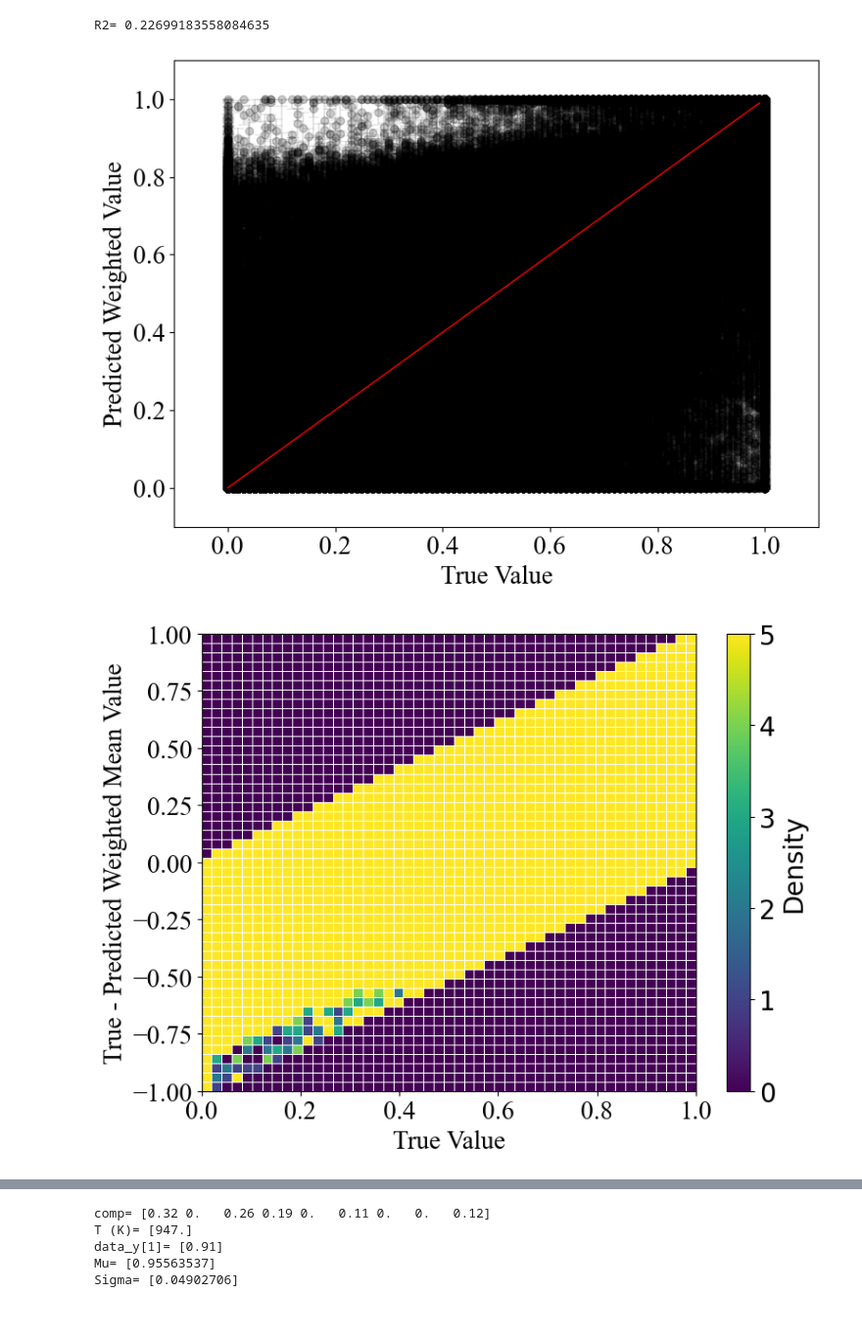
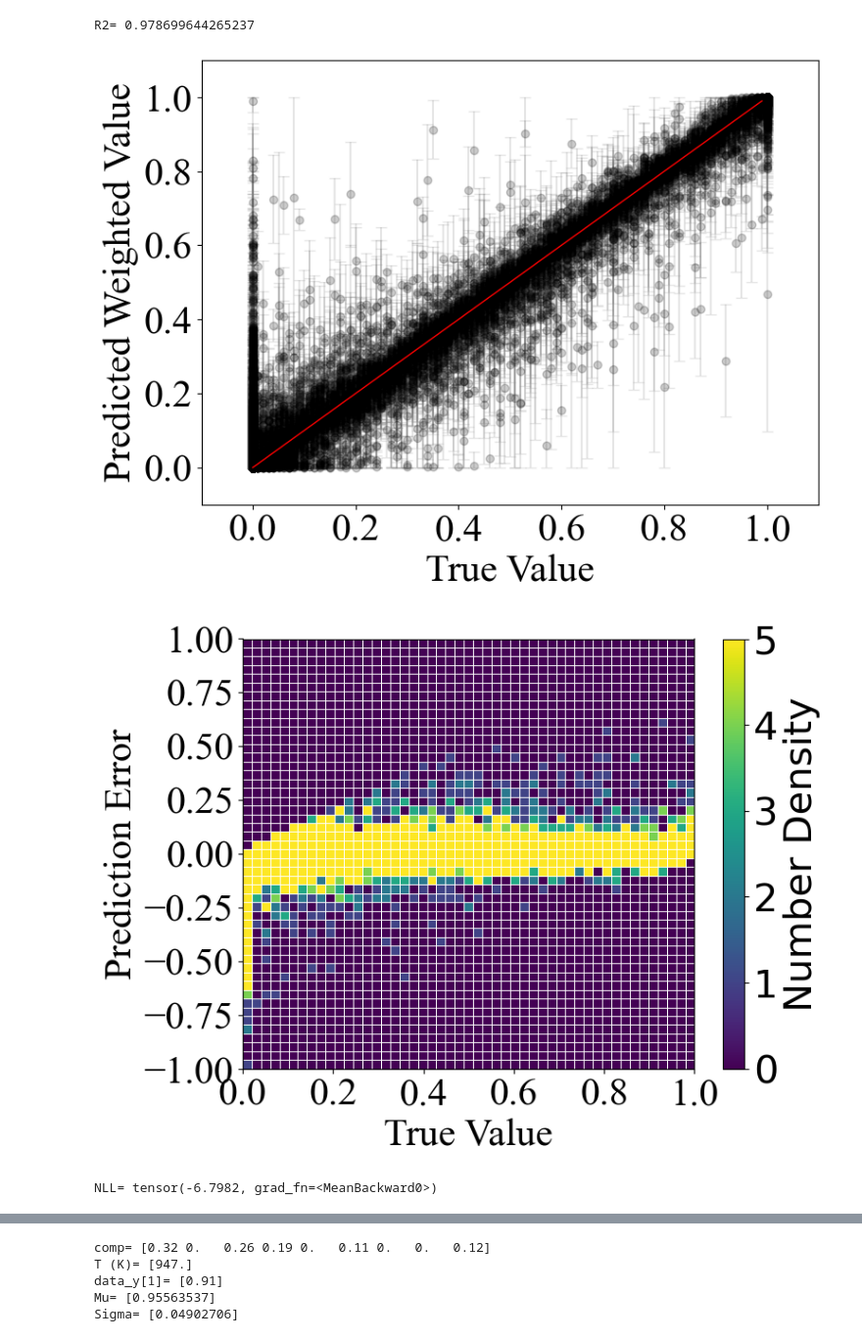
Before and after one commit to ashargh1/RMPEAs, a Jupyter notebook: Phase_UQ_Active_Learning/PerformanceEvaluation/PerformanceEvaluation.ipynb, the cells around one changed output, grey strips where cells are left out. Shown at 98% size. Cells and saved outputs as stored; diff of their text form; code cells hidden in the pictures.

```diff
--- a/Phase_UQ_Active_Learning/PerformanceEvaluation/PerformanceEvaluation.ipynb
+++ b/Phase_UQ_Active_Learning/PerformanceEvaluation/PerformanceEvaluation.ipynb
@@ -74,18 +74,20 @@ def mdn_loss_fn(pi, sigma, mu, y):
 
 #model = MDN(n_hidden=55, n_gaussians=5,n_hidden_layers=7,bn=0, dout=0, dout_value=0.44976) #FCC
 #model = MDN(n_hidden=83, n_gaussians=4,n_hidden_layers=7,bn=0, dout=0, dout_value=0.35831) #BCC
-#model = MDN(n_hidden=88, n_gaussians=5,n_hidden_layers=6,bn=1, dout=1, dout_value=0.34913) #HCP
+##model = MDN(n_hidden=88, n_gaussians=5,n_hidden_layers=6,bn=1, dout=1, dout_value=0.34913) #HCP
 #model = MDN(n_hidden=70, n_gaussians=3,n_hidden_layers=8,bn=0, dout=0, dout_value=0.24734) #Laves
 #model = MDN(n_hidden=92, n_gaussians=5,n_hidden_layers=6,bn=1, dout=0, dout_value=0.24518) #Sigma
 #model = MDN(n_hidden=72, n_gaussians=5,n_hidden_layers=7,bn=0, dout=0, dout_value=0.38857) #Heusler
-#model = MDN(n_hidden=72, n_gaussians=5,n_hidden_layers=7,bn=0, dout=0, dout_value=0.38857) #Liquid
+##model = MDN(n_hidden=72, n_gaussians=5,n_hidden_layers=7,bn=0, dout=0, dout_value=0.38857) #Liquid
+model = MDN(n_hidden=91, n_gaussians=2,n_hidden_layers=6,bn=0, dout=0, dout_value=0.21738) #Other
 
-model = MDN(n_hidden=91, n_gaussians=2,n_hidden_layers=6,bn=0, dout=0, dout_value=0.21738) #BCC Ti-free
+#model = MDN(n_hidden=91, n_gaussians=2,n_hidden_layers=6,bn=0, dout=0, dout_value=0.21738) #BCC Ti-free
+#model = MDN(n_hidden=72, n_gaussians=5,n_hidden_layers=7,bn=0, dout=0, dout_value=0.38857) #BCC Split
 #--------------------------------------------
 
 model.eval()
 optimizer = optim.Adam(model.parameters(), lr=0.00007)
-PATH = "checkpoint/model-362.pt" #This should be updated based on the phase of interest. The final checkpoint for all phases is uploaded in "checkpoint" folder
+PATH = "checkpoint/model-30_other.pt" #This should be updated based on the phase of interest. The final checkpoint for all phases is uploaded in "checkpoint" folder
 checkpoint = torch.load(PATH)
 model.load_state_dict(checkpoint['model_state_dict'])
 optimizer.load_state_dict(checkpoint['optimizer_state_dict'])
@@ -93,8 +95,9 @@ optimizer.load_state_dict(checkpoint['optimizer_state_dict'])
 
 data_x = np.load('xlo_test.npy')[:,:]
 data_y = np.load('ylo_test.npy')
-phs=1 #Phase of interest ( fcc = 0, bcc = 1, Laves = 4, Sigma = 5, Heusler = 6, Liquid = 7)
+phs=7 #Phase of interest ( fcc = 0, bcc = 1, Laves = 4, Sigma = 5, Heusler = 6, Liquid = 7)
 data_y[:,1]=data_y[:,1]+data_y[:,3]
+data_y[:,7]=data_y[:,7]+data_y[:,2]
 data_x_np = torch.tensor(data_x, dtype=torch.float)
 data_y_np = torch.tensor(data_y, dtype=torch.float)[:,phs:phs+1]
 pi_variable, sigma_variable, mu_variable = model(data_x_np)
@@ -126,37 +129,44 @@ plt.ylim([-0.1,1.1])
 plt.xticks(fontsize=30, fontname='Times New Roman')
 plt.yticks(fontsize=30, fontname='Times New Roman')
 plt.tight_layout()
-plt.savefig('4f.png', dpi=600)
+plt.savefig('6b.png', dpi=600)
 print('R2=',r2_score(data_y_np, weighted_average_mu_np))
 
 np.random.seed(42)
 true = data_y_np[:, 0]
 pred = weighted_average_mu_np[:]
 metric = (true - pred)
 x_bins = np.linspace(0, 1, 50)
 y_bins = np.linspace(-1, 1, 50)
 H, x_edges, y_edges = np.histogram2d(true, metric, bins=[x_bins, y_bins])
 plt.figure(figsize=(8, 6))
 plt.pcolormesh(
     x_edges,
     y_edges,
     H.T,
     cmap="viridis",
     edgecolors="white",
     linewidth=0.5,
     vmin=0,
     vmax=5
 )
-cbar=plt.colorbar(label="Density")
+cbar=plt.colorbar(label="Number Density")
 cbar.ax.tick_params(labelsize=30)
-cbar.set_label("Density", fontsize=30)
+cbar.set_label("Number Density", fontsize=30)
 plt.xlabel("True Value",fontsize=30, fontname='Times New Roman')
 plt.ylabel("Prediction Error",fontsize=30, fontname='Times New Roman')
 plt.xticks(fontsize=30, fontname='Times New Roman')
 plt.yticks(fontsize=30, fontname='Times New Roman')
 plt.tight_layout()
 plt.savefig('5f.png', dpi=600)
 # %% [output]
-R2= 0.22699183558084635
+R2= 0.978699644265237
-[figure, old version]
+[figure, new version]
-[figure, old version]
+[figure, new version]
+# %%
+#Revision: This code calculate NLL following the first code of this notebook for table 1
+data_y_np = torch.tensor(data_y, dtype=torch.float)[:,phs:phs+1]
+loss = mdn_loss_fn(pi_variable, sigma_variable, mu_variable, data_y_np)
+print('NLL=',loss)
+# %% [output]
+NLL= tensor(-6.7982, grad_fn=<MeanBackward0>)
```
Also changed, not shown: parts of 7 cells of this notebook.
